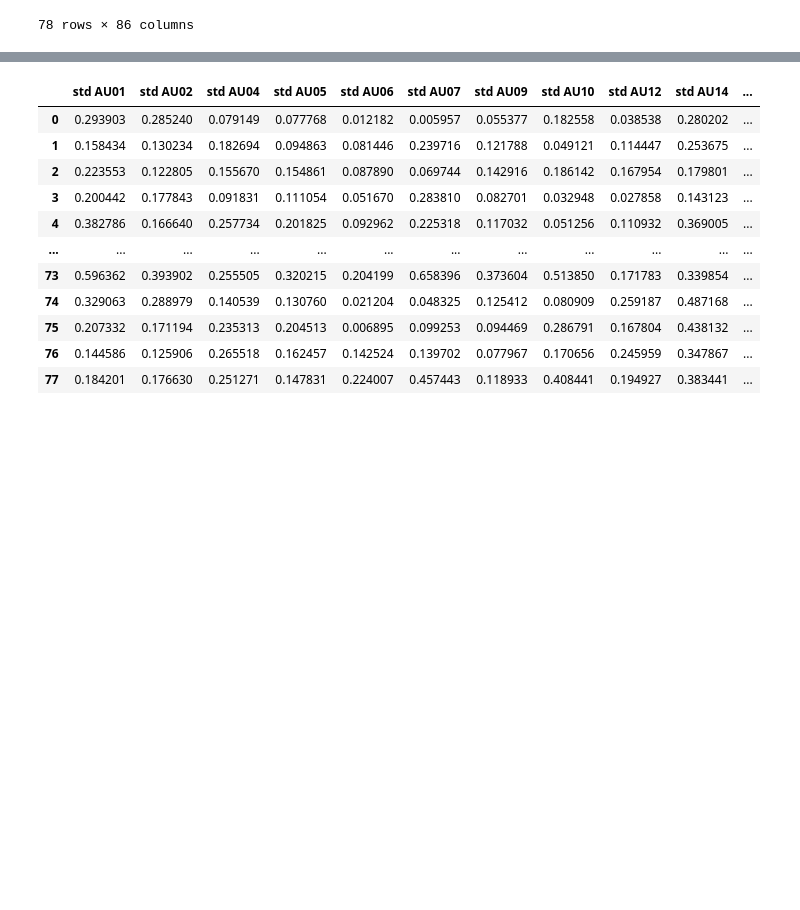
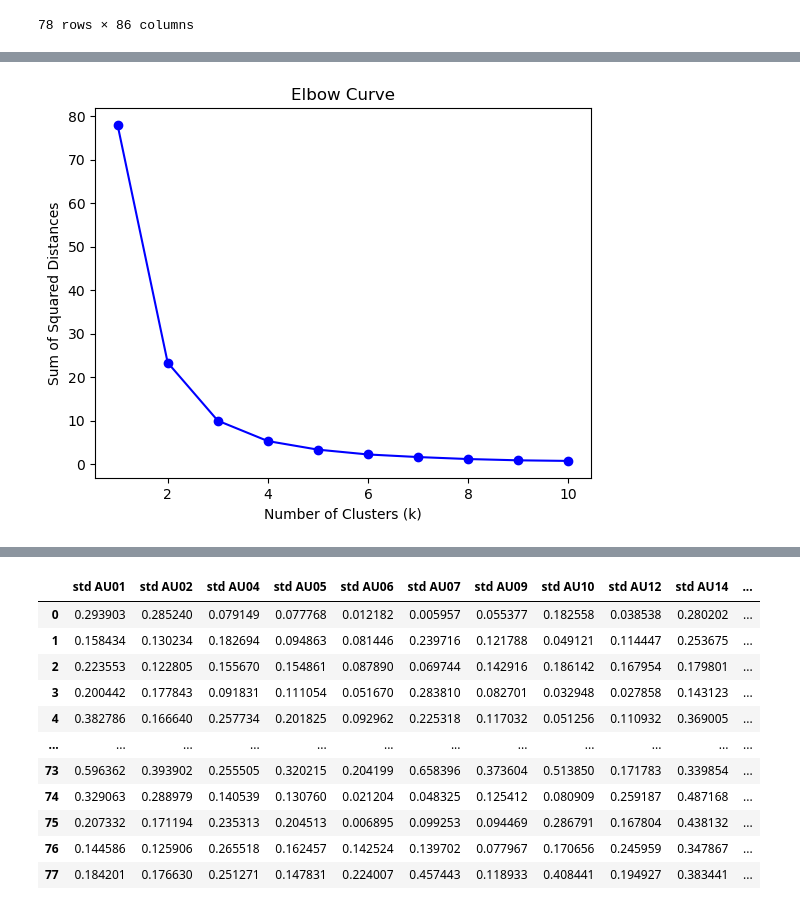
Before and after one commit to pieterhendriks/thesis, a Jupyter notebook: thesis_code.ipynb, the cells around one changed output, grey strips where cells are left out. Cells and saved outputs as stored; diff of their text form; code cells hidden in the pictures; blank space fills up the shorter version.

```diff
--- a/thesis_code.ipynb
+++ b/thesis_code.ipynb
@@ -389,0 +415,25 @@ data_class.to_csv('data_class.csv', index=False)
+# %%
+# Extract the target variable
+target = data2['Average score (log)']
+
+# Standardize the target variable
+scaler = StandardScaler()
+target_scaled = scaler.fit_transform(target.values.reshape(-1, 1))
+
+# Perform k-means clustering for different values of k
+k_values = range(1, 11)  # Set the range of k values to consider
+inertia = []  # List to store the sum of squared distances for each k value
+
+for k in k_values:
+    kmeans = KMeans(n_clusters=k, random_state=0)
+    kmeans.fit(target_scaled)
+    inertia.append(kmeans.inertia_)
+
+# Plot the elbow curve
+plt.plot(k_values, inertia, 'bo-')
+plt.xlabel('Number of Clusters (k)')
+plt.ylabel('Sum of Squared Distances')
+plt.title('Elbow Curve')
+plt.show()
+# %% [output]
+[figure, added]
```
Also changed, not shown: parts of 21 cells of this notebook.
